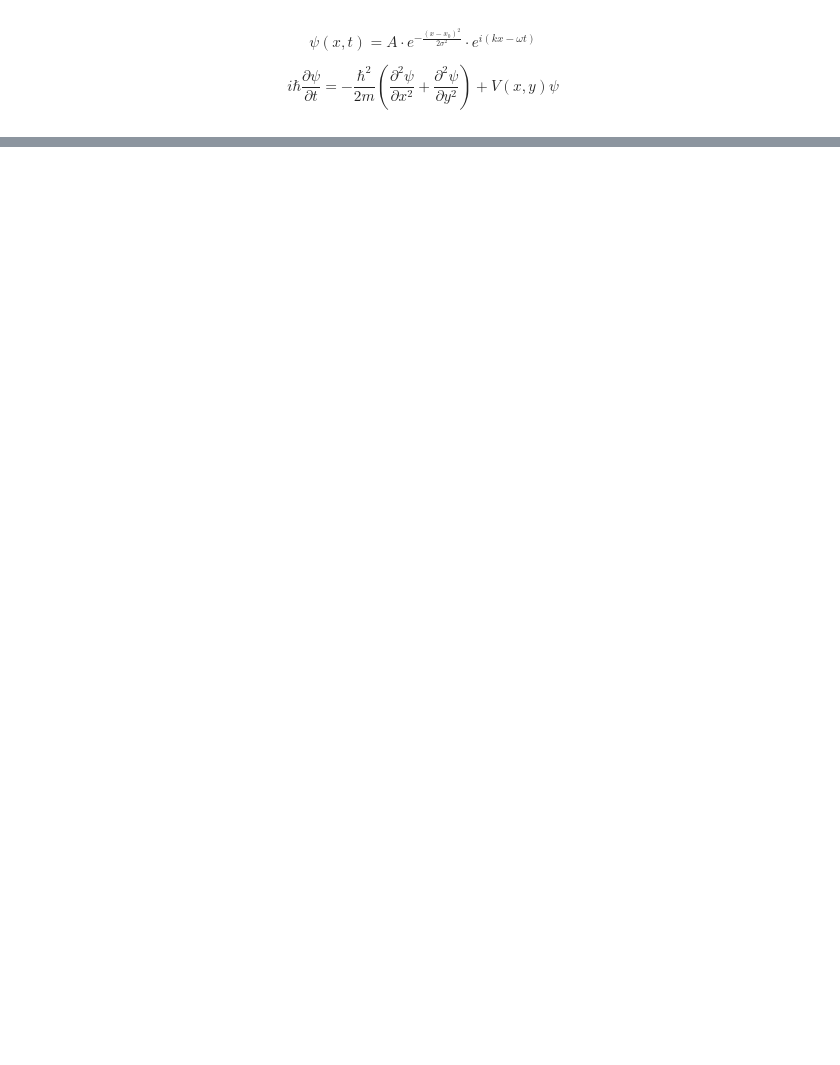
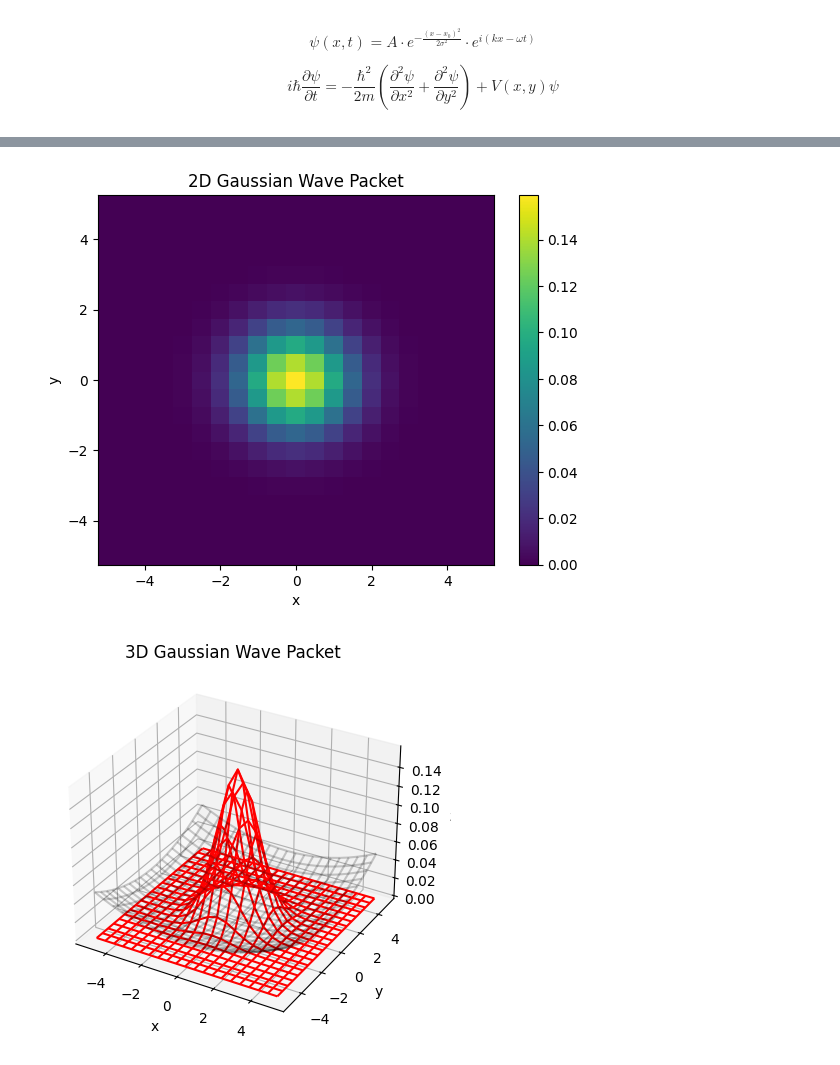
Before and after one commit to Sassy-Buoy/Comp-phys-Ex, a Jupyter notebook: gwp.ipynb, the cells around one changed output, grey strips where cells are left out. Drawn from its saved outputs; the diff is of its cells as text; code cells hidden in the pictures; blank space fills up the shorter version.

```diff
--- a/gwp.ipynb
+++ b/gwp.ipynb
@@ -133,3 +114,34 @@ plt.show()
+# %%
+psi = Psi[0][1]
+
+# 3D plot
+def plot_3d(psi):
+    ax = plt.axes(projection='3d')
+    ax.set_title('3D Gaussian Wave Packet')
+    ax.set_xlabel('x')
+    ax.set_ylabel('y')
+    ax.set_zlabel('z')
+    ax.set_title('3D Gaussian Wave Packet')
+    ax.plot_wireframe(x, y, V_2d_pp(k)/100, color='black', alpha=0.2)
+    ax.plot_wireframe(x, y, np.abs(psi), color='red')
+    return fig
+
+# 2D plot
+def plot_2d(psi):
+    plt.pcolor(x, y, np.abs(psi))
+    plt.colorbar()
+    plt.xlabel('x')
+    plt.ylabel('y')
+    plt.title('2D Gaussian Wave Packet')
+    return fig
+
+fig = plt.figure()
+plt.show(plot_2d(psi))
+fig = plt.figure()
+plt.show(plot_3d(psi))
+# %% [output]
+[figure, added]
+[figure, added]
 # %%
 from matplotlib.animation import FuncAnimation
 import matplotlib.pyplot as plt
```
Also changed, not shown: parts of 9 cells of this notebook, 4 other files.
